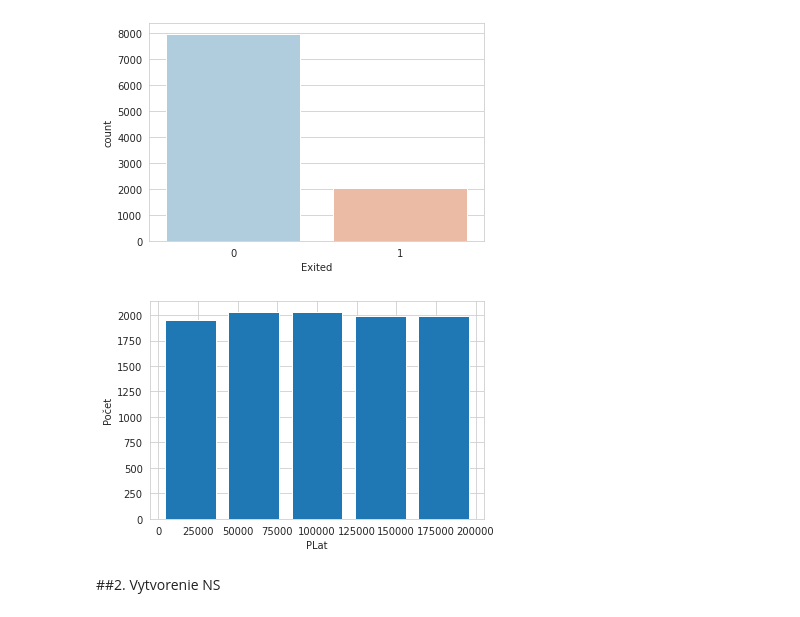
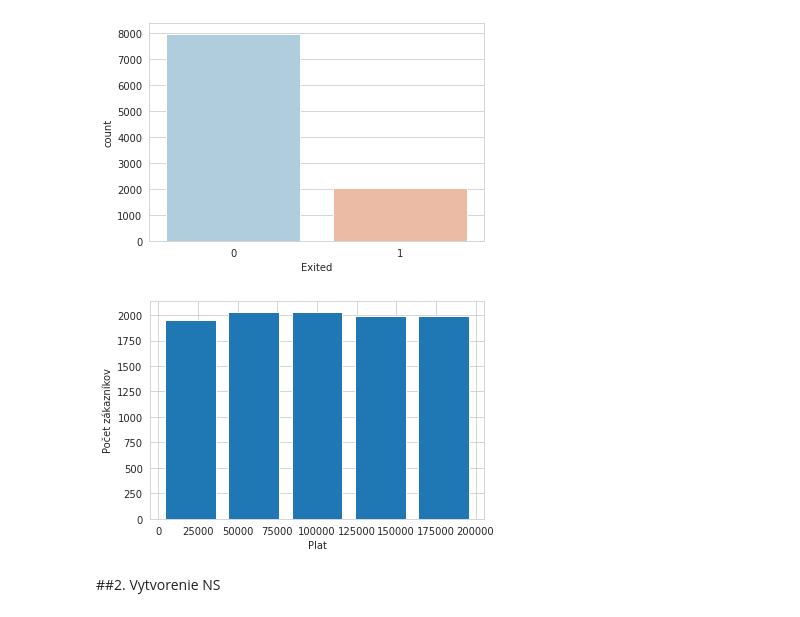
Before and after one commit to kristiankluka/Kluka_NS2021, a Jupyter notebook: NS_KLUKA.ipynb, the cells around one changed output. Cells and saved outputs as stored; diff of their text form; code cells hidden in the pictures.

```diff
--- a/NS_KLUKA.ipynb
+++ b/NS_KLUKA.ipynb
@@ -85,10 +100,11 @@ sns.countplot(x='Exited',data=data2,palette='RdBu_r')
 # %%
 plt.hist(data2.EstimatedSalary, bins=5
          , rwidth=0.8)
-plt.xlabel('PLat')
-plt.ylabel('Počet')
+plt.xlabel('Plat')
+plt.ylabel('Počet zákazníkov')
 plt.show()
+# graf ukazujúci plat a prislúchajúci počet zákazníkov.
 # %% [output]
-[figure, old version]
+[figure, new version]
 # %% [markdown]
 ##2. Vytvorenie NS
```
Also changed, not shown: parts of 32 cells of this notebook.
